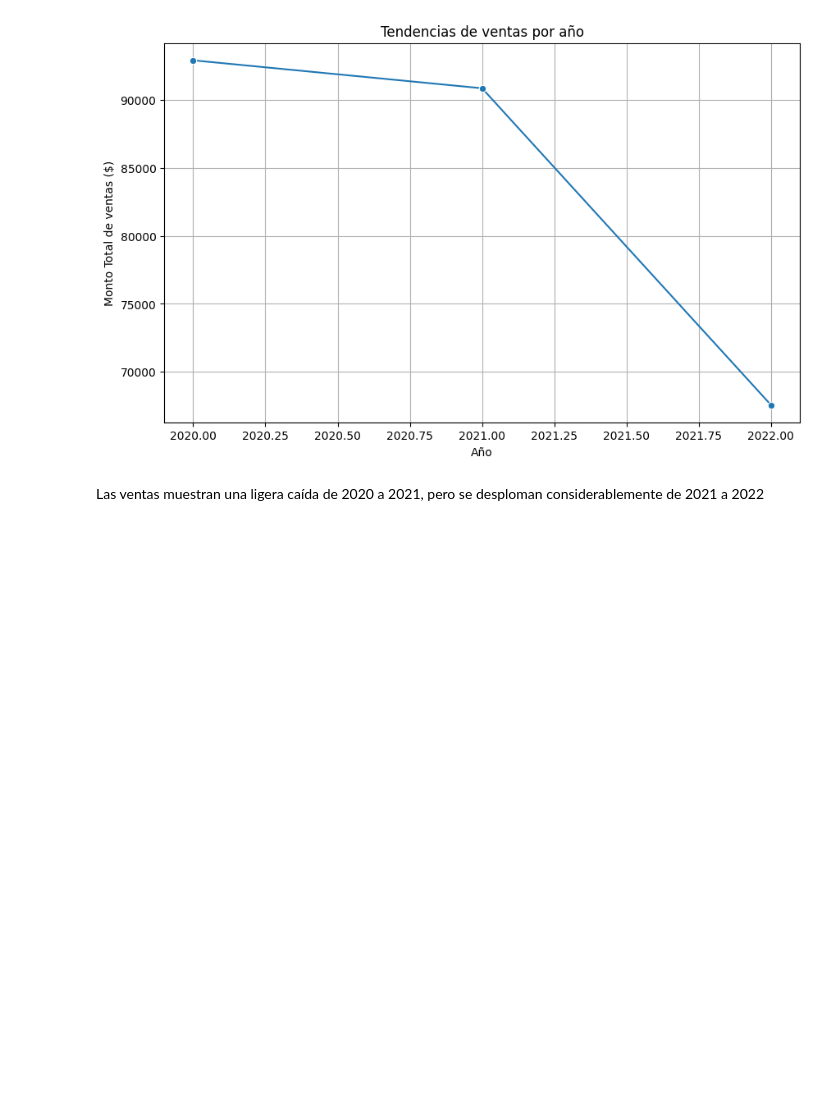
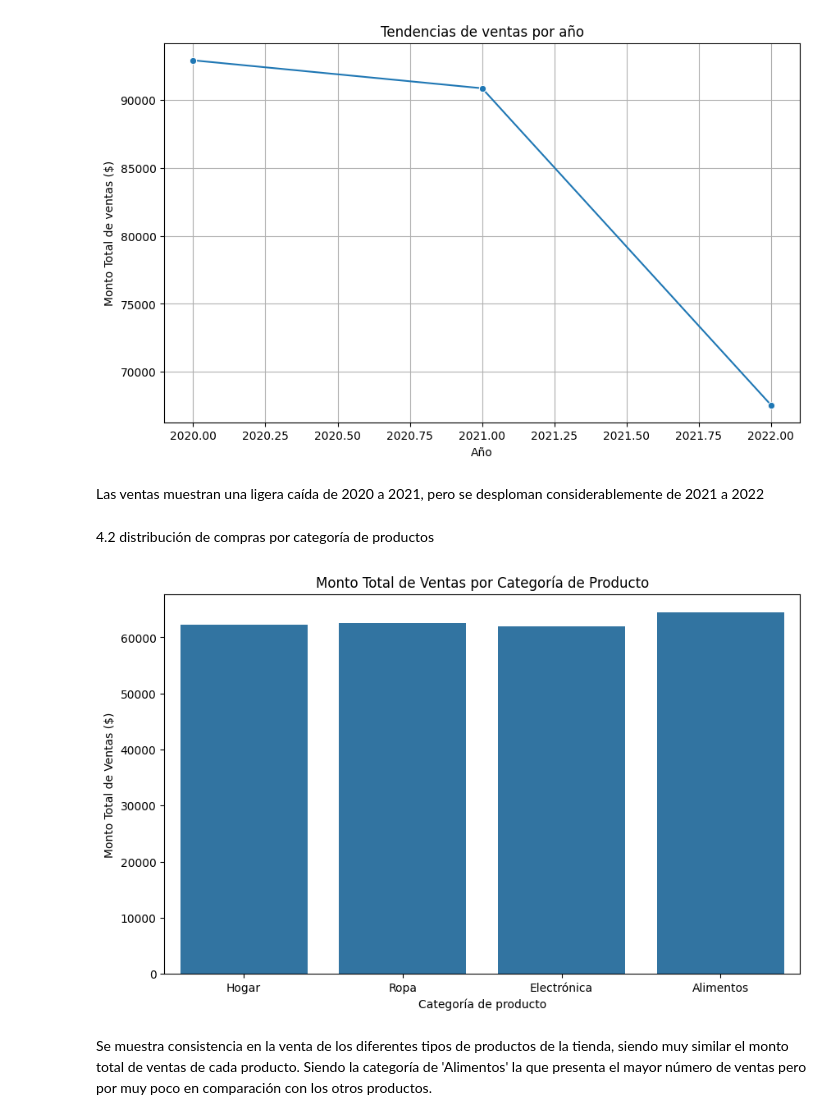
Before and after one commit to Ninigocancino/quickmart-analisis-de-ventas-y-perfil-de-clientes, a Jupyter notebook: Notebooks/quickmart_analisis.ipynb, the cells around one changed output. Saved outputs shown, nothing was run; the diff lists cells and outputs as text; code cells hidden in the pictures; blank space fills up the shorter version.

Commit message:
Se realizó la distribución de compras por categoría de producto

```diff
--- a/Notebooks/quickmart_analisis.ipynb
+++ b/Notebooks/quickmart_analisis.ipynb
@@ -188,3 +188,16 @@ plt.show()
 [figure]
 # %% [markdown]
 Las ventas muestran una ligera caída de 2020 a 2021, pero se desploman considerablemente de 2021 a 2022
+# %% [markdown]
+4.2 distribución de compras por categoría de productos
+# %%
+plt.figure(figsize=(10,6))
+sns.barplot(x='Producto_Categoría', y='Monto_Compra', data=df_mart,estimator=sum,errorbar=None)
+plt.title('Monto Total de Ventas por Categoría de Producto')
+plt.xlabel('Categoría de producto')
+plt.ylabel('Monto Total de Ventas ($)')
+plt.show()
+# %% [output]
+[figure, added]
+# %% [markdown]
+Se muestra consistencia en la venta de los diferentes tipos de productos de la tienda, siendo muy similar el monto total de ventas de cada producto. Siendo la categoría de 'Alimentos' la que presenta el mayor número de ventas pero por muy poco en comparación con los otros productos.
```
